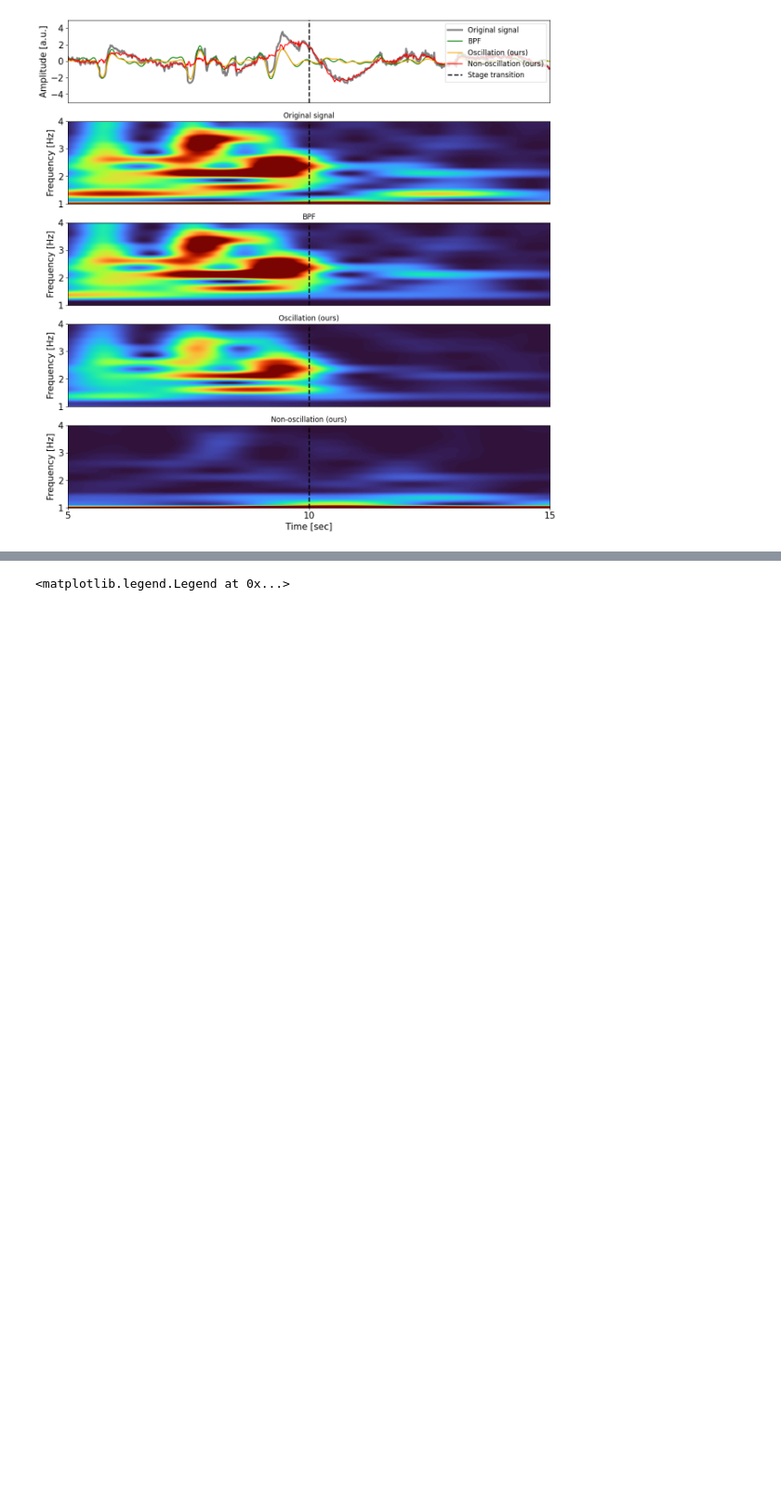
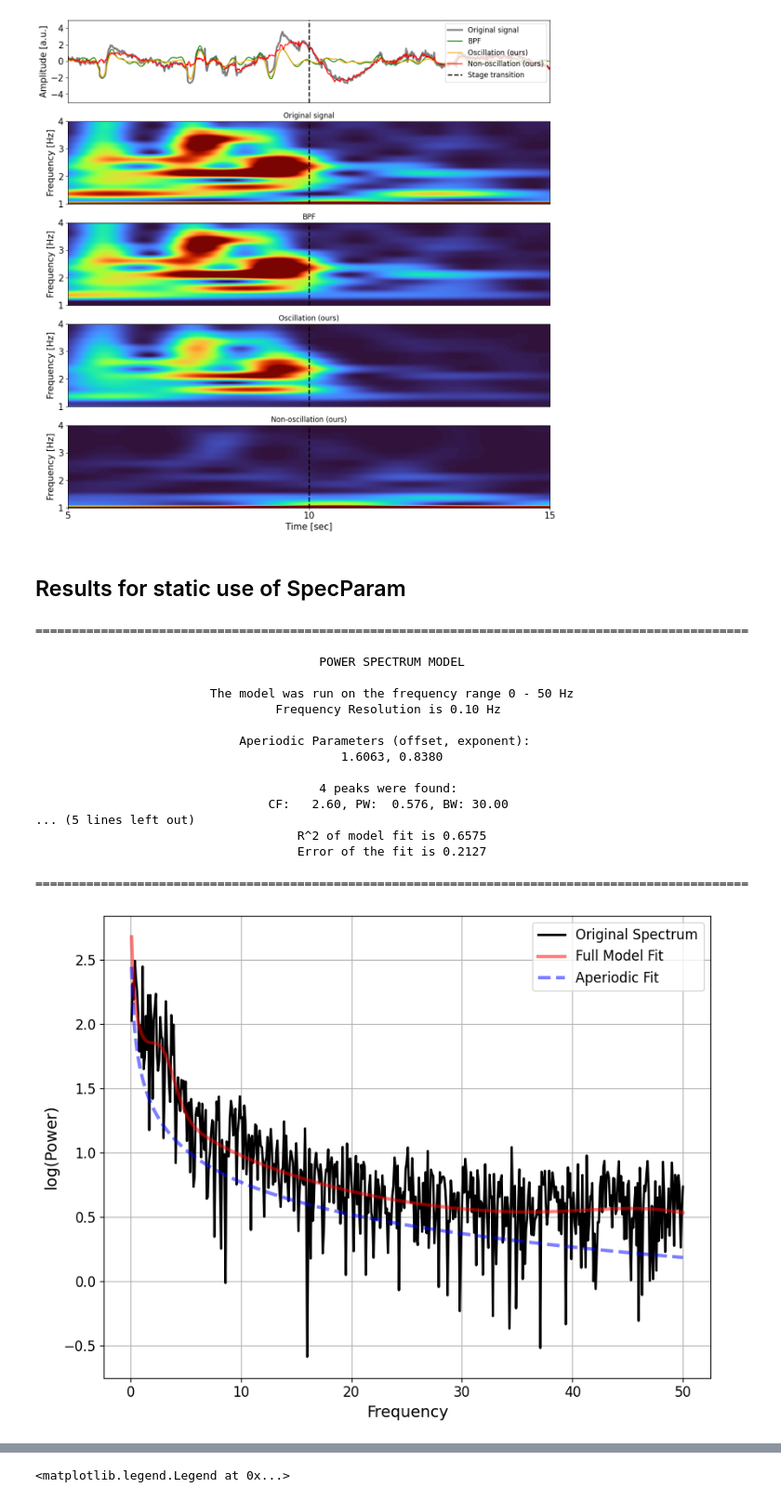
Before and after one commit to jkwrbcc/NONOS, a Jupyter notebook: SleepEDF/NONOS_SleepEDF_result.ipynb, the cells around one changed output, grey strips where cells are left out. Shown at 93% size. Cells and saved outputs as stored; diff of their text form; code cells hidden in the pictures; blank space fills up the shorter version.

```diff
--- a/SleepEDF/NONOS_SleepEDF_result.ipynb
+++ b/SleepEDF/NONOS_SleepEDF_result.ipynb
@@ -361,3 +361,46 @@ Wake -> Sleep
 (array([1, 2, 3, 4]),
  [Text(0, 1, '1'), Text(0, 2, '2'), Text(0, 3, '3'), Text(0, 4, '4')])
 [figure]
+# %% [markdown]
+## Results for static use of SpecParam
+# %%
+import specparam
+from specparam import SpectralModel
+
+temp_x = org_x
+
+before_x = temp_x[data_idx, lb_idx:cue_time*fs]
+after_x = temp_x[data_idx, cue_time*fs:ub_idx]
+
+before_R = torch.abs(torch.fft.rfft(torch.tensor(before_x), dim=-1)).numpy()
+after_R = torch.abs(torch.fft.rfft(torch.tensor(after_x), dim=-1)).numpy()
+
+freqs = np.fft.rfftfreq(before_x.shape[0], 1/fs)
+
+before_R = before_R[1::]
+after_R = after_R[1::]
+freqs = freqs[1::]
+
+freq_range = [1, 50]
+# %%
+fm_before = SpectralModel(peak_width_limits=[1, 30], max_n_peaks=4, min_peak_height=0.1)
+fm_before.report(freqs, before_R, freq_range=freq_range)
+# %% [output]
+==================================================================================================
+
+                                       POWER SPECTRUM MODEL
+
+                        The model was run on the frequency range 0 - 50 Hz
+                                 Frequency Resolution is 0.10 Hz
+
+                            Aperiodic Parameters (offset, exponent):
+                                          1.6063, 0.8380
+
+                                       4 peaks were found:
+                                CF:   2.60, PW:  0.576, BW: 30.00
+... (5 lines left out)
+                                    R^2 of model fit is 0.6575
+                                    Error of the fit is 0.2127
+
+==================================================================================================
+[figure, added]
```
Also changed, not shown: parts of 3 cells of this notebook.
